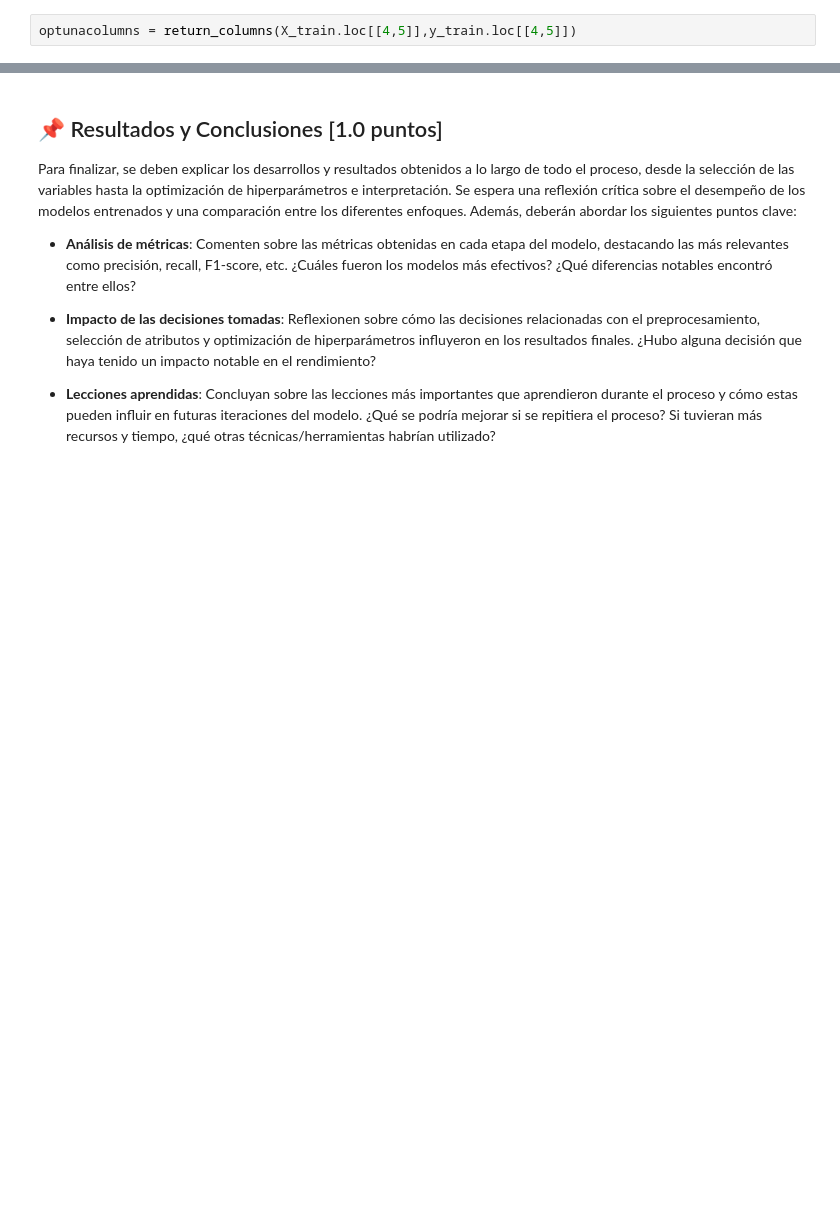
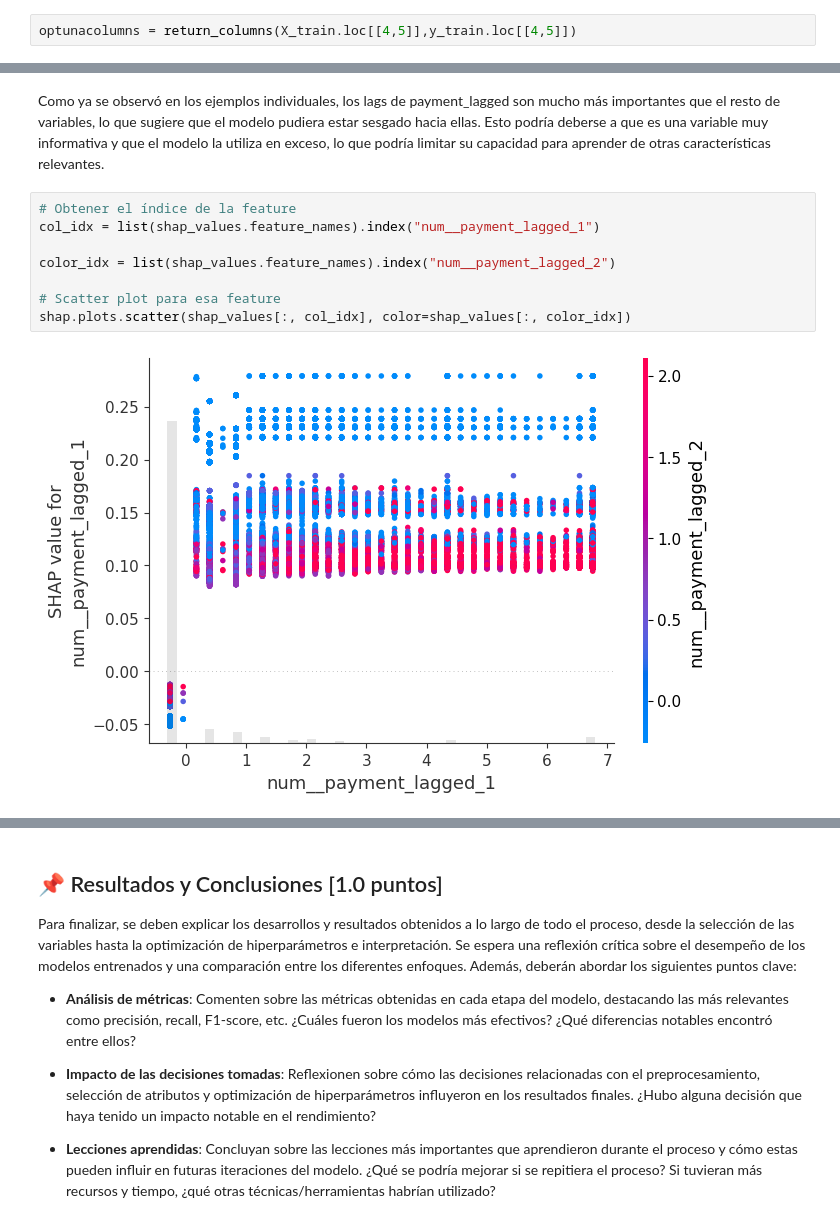
Before and after one commit to estebanaraneda/MDS7202_OVNI, a Jupyter notebook: project/enunciado_entrega1.ipynb, the cells around one changed output, grey strips where cells are left out. Drawn from its saved outputs; the diff is of its cells as text; blank space fills up the shorter version.

```diff
--- a/project/enunciado_entrega1.ipynb
+++ b/project/enunciado_entrega1.ipynb
@@ -1175,0 +1351,12 @@ ValueError: All arrays must be of the same length
+# %% [markdown]
+Como ya se observó en los ejemplos individuales, los lags de payment_lagged son mucho más importantes que el resto de variables, lo que sugiere que el modelo pudiera estar sesgado hacia ellas. Esto podría deberse a que es una variable muy informativa y que el modelo la utiliza en exceso, lo que podría limitar su capacidad para aprender de otras características relevantes.
+# %%
+# Obtener el índice de la feature
+col_idx = list(shap_values.feature_names).index("num__payment_lagged_1")
+
+color_idx = list(shap_values.feature_names).index("num__payment_lagged_2")
+
+# Scatter plot para esa feature
+shap.plots.scatter(shap_values[:, col_idx], color=shap_values[:, color_idx])
+# %% [output]
+[figure, added]
```
Also changed, not shown: parts of 36 cells of this notebook.
